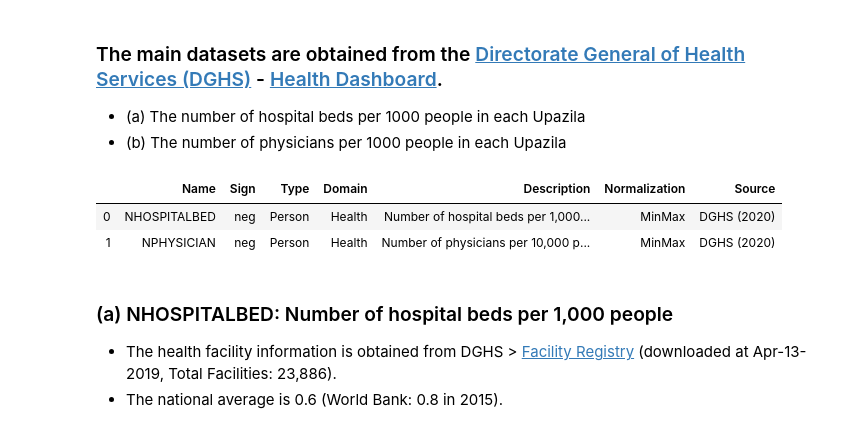
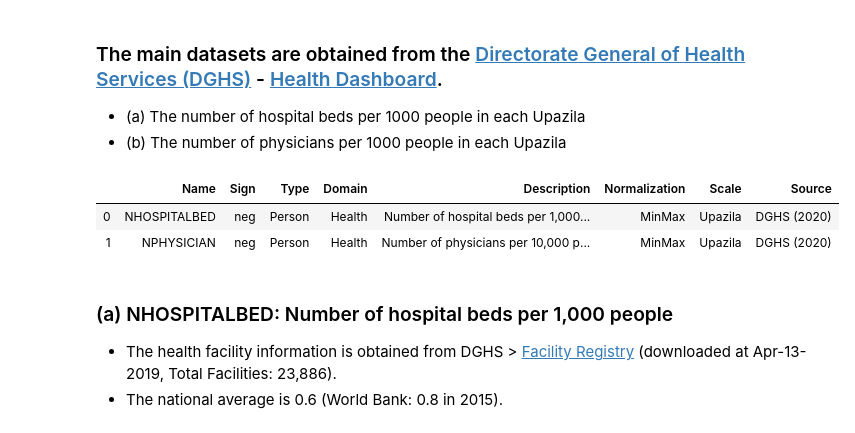
Before and after one commit to gnodnooh/VulnRiskImpact-BGD, a Jupyter notebook: LoadHealthData.ipynb, the cells around one changed output. Cells and saved outputs as stored; diff of their text form; code cells hidden in the pictures.

```diff
--- a/LoadHealthData.ipynb
+++ b/LoadHealthData.ipynb
@@ -38,14 +38,16 @@ popu2017 = (popu2011/popu2011.sum()*159670593).astype(int)
 - (a) The number of hospital beds per 1000 people in each Upazila
 - (b) The number of physicians per 1000 people in each Upazila
 # %%
-health_table = [['NHOSPITALBED','neg','Person','Health','Number of hospital beds per 1,000 people','MinMax','DGHS (2020)'],
-                ['NPHYSICIAN','neg','Person','Health','Number of physicians per 10,000 people','MinMax','DGHS (2020)']]
-health_table = pd.DataFrame(health_table, columns=['Name','Sign','Type','Domain','Description','Normalization','Source'])
+health_table = [['NHOSPITALBED','neg','Person','Health','Number of hospital beds per 1,000 people','MinMax'],
+                ['NPHYSICIAN','neg','Person','Health','Number of physicians per 10,000 people','MinMax']]
+health_table = pd.DataFrame(health_table, columns=['Name','Sign','Type','Domain','Description','Normalization'])
+health_table['Scale'] = 'Upazila'
+health_table['Source'] = 'DGHS (2020)'
 health_table
 # %% [output]
-|  | Name | Sign | Type | Domain | Description | Normalization | Source |
-| 0 | NHOSPITALBED | neg | Person | Health | Number of hospital beds per 1,000... | MinMax | DGHS (2020) |
-| 1 | NPHYSICIAN | neg | Person | Health | Number of physicians per 10,000 p... | MinMax | DGHS (2020) |
+|  | Name | Sign | Type | Domain | Description | Normalization | Scale | Source |
+| 0 | NHOSPITALBED | neg | Person | Health | Number of hospital beds per 1,000... | MinMax | Upazila | DGHS (2020) |
+| 1 | NPHYSICIAN | neg | Person | Health | Number of physicians per 10,000 p... | MinMax | Upazila | DGHS (2020) |
 # %% [markdown]
 ### (a) NHOSPITALBED: Number of hospital beds per 1,000 people
 
```
Also changed, not shown: parts of 1 cell of this notebook, 4 other files.
